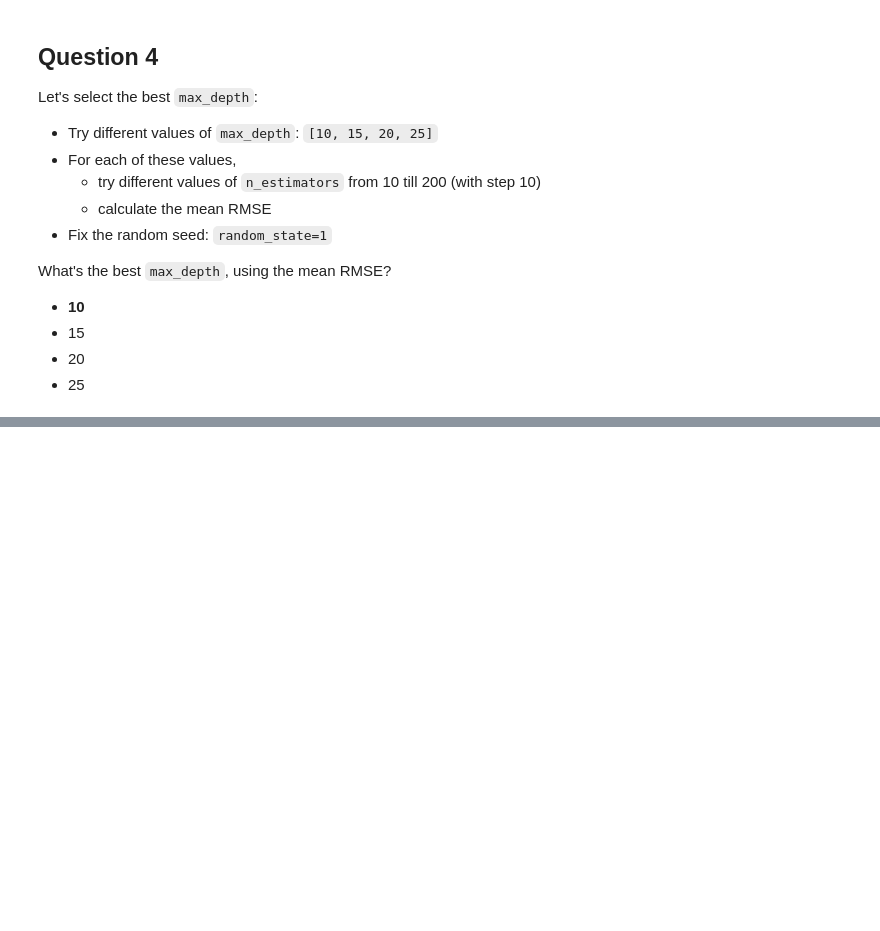
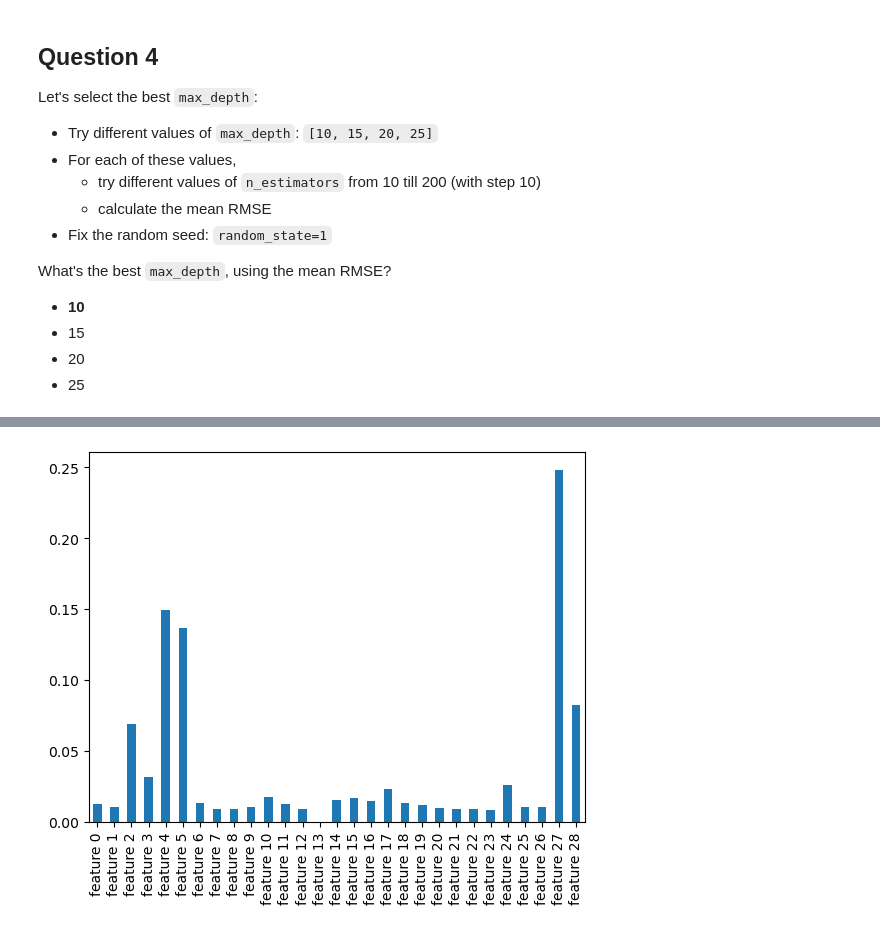
Before and after one commit to Koda98/ml-zoomcamp, a Jupyter notebook: 06-trees/hw6.ipynb, the cells around one changed output, grey strips where cells are left out. Saved outputs shown, nothing was run; the diff lists cells and outputs as text; code cells hidden in the pictures; blank space fills up the shorter version.

```diff
--- a/06-trees/hw6.ipynb
+++ b/06-trees/hw6.ipynb
@@ -155,7 +139,7 @@ Consider 3 decimal places for calculating the answer.
 # %%
 scores = []
 for est in range(10, 201, 10):
-    rf = RandomForestRegressor(n_estimators=est, random_state=1)
+    rf = RandomForestRegressor(n_estimators=est, random_state=1, n_jobs=-1)
     rf.fit(X_train, y_train)
     y_pred = rf.predict(X_val)
     rmse = root_mean_squared_error(y_pred=y_pred, y_true=y_val)
@@ -207,0 +220,3 @@ plt.legend()
+# %%
+rf = RandomForestRegressor(n_estimators=10, max_depth=20, random_state=1, n_jobs=-1)
+rf.fit(X_train, y_train)
@@ -207,0 +248,8 @@ plt.legend()
+# %%
+feat_names = [f"feature {i}" for i in range(X_train.shape[1])]
+df_features_importances = pd.Series(rf.feature_importances_, index=feat_names)
+# %%
+fig, ax = plt.subplots()
+df_features_importances.plot.bar(ax=ax);
+# %% [output]
+[figure, added]
```
Also changed, not shown: parts of 6 cells of this notebook.
